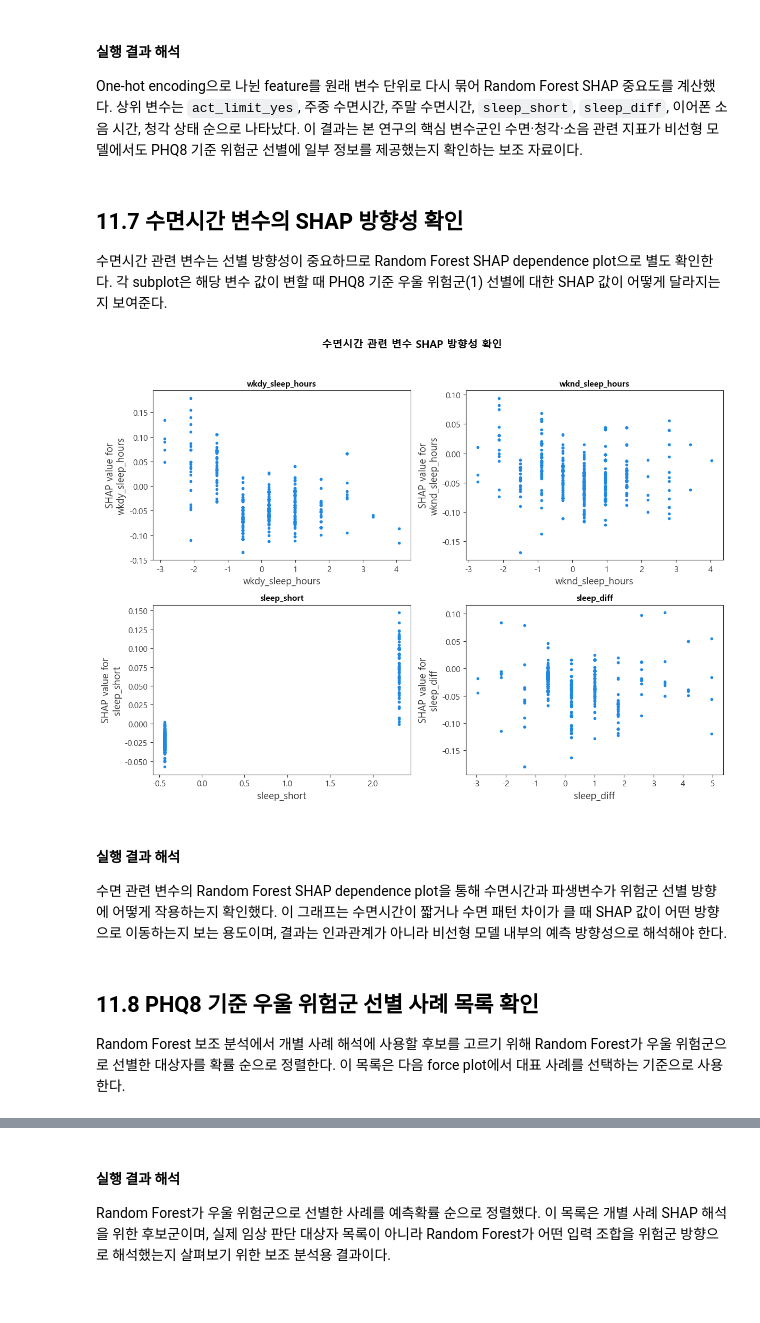
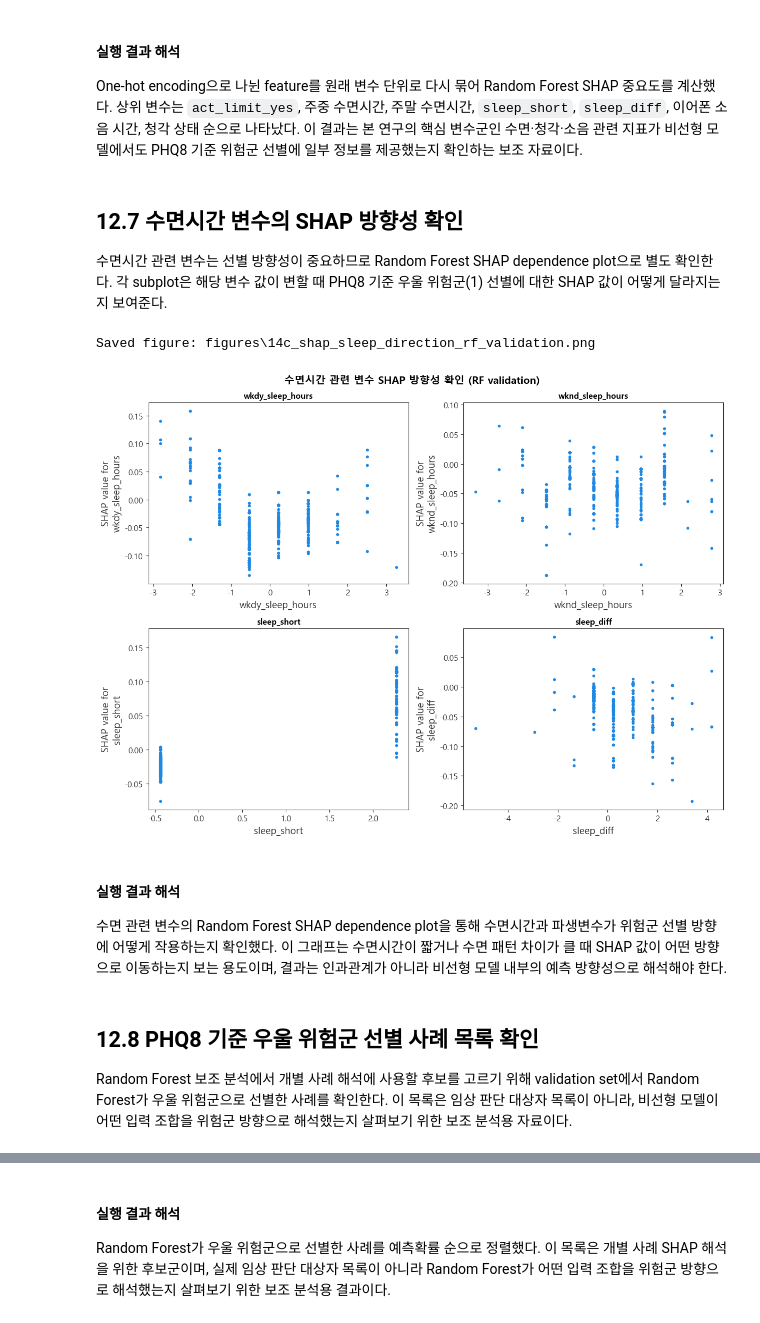
Before and after one commit to 2026-1st/Team-5, a Jupyter notebook: Team5_KNHANES2022_Project.ipynb, the cells around one changed output, grey strips where cells are left out. Cells and saved outputs as stored; diff of their text form; code cells hidden in the pictures.

```diff
--- a/Team5_KNHANES2022_Project.ipynb
+++ b/Team5_KNHANES2022_Project.ipynb
@@ -2254,5 +2165,4 @@ SHAP은 모델에 들어간 전처리 후 feature matrix를 기준으로 계산
 # %%
-# shap 미설치 시 명확한 안내 메시지를 출력
 try:
     import shap
     SHAP_AVAILABLE = True
@@ -2262,31 +2172,26 @@ except ImportError as e:
         "SHAP 분석을 실행하려면 먼저 `%pip install shap`을 실행하세요."
     ) from e
 
-# Random Forest 모델 기준
+# Random Forest 기준 보조 분석
 rf_pipe = pipelines["Random Forest"]
 rf_preprocessor = rf_pipe.named_steps["preprocessor"]
 rf_model = rf_pipe.named_steps["model"]
 
-# 전처리된 train/test 데이터 생성
-X_train_transformed = rf_preprocessor.transform(X_train)
-X_test_transformed = rf_preprocessor.transform(X_test)
+X_val_transformed = rf_preprocessor.transform(X_val)
 
-# sparse matrix일 경우 dense array로 변환
-if hasattr(X_train_transformed, "toarray"):
-    X_train_transformed = X_train_transformed.toarray()
+if hasattr(X_val_transformed, "toarray"):
+    X_val_transformed = X_val_transformed.toarray()
 
-if hasattr(X_test_transformed, "toarray"):
-    X_test_transformed = X_test_transformed.toarray()
-
-# 전처리 후 feature name 가져오기
 feature_names = get_feature_names_from_preprocessor(rf_preprocessor)
 
-X_test_shap = pd.DataFrame(
-    X_test_transformed,
+X_shap_base = pd.DataFrame(
+    X_val_transformed,
     columns=feature_names,
-    index=X_test.index
+    index=X_val.index
 )
 
-print("SHAP 분석용 데이터 크기:", X_test_shap.shape)
-X_test_shap.head()
+print("SHAP analysis model: Random Forest")
+print("SHAP analysis split: validation")
+print("SHAP 분석용 validation 데이터 크기:", X_shap_base.shape)
+X_shap_base.head()
 # %% [output]
@@ -2308,9 +2215,7 @@ Random Forest 모델에 대해 TreeExplainer를 사용해 우울 위험군 클
 # %%
-# SHAP 계산 속도 조절용 샘플링
-# 너무 오래 걸리면 300, 500 정도로 줄이면 됨
-shap_sample_size = min(1000, len(X_test_shap))
+shap_sample_size = min(1000, len(X_shap_base))
 
-X_shap_sample = X_test_shap.sample(
+X_shap_sample = X_shap_base.sample(
     n=shap_sample_size,
     random_state=RANDOM_STATE
 )
@@ -2318,12 +2223,9 @@ X_shap_sample = X_test_shap.sample(
 explainer = shap.TreeExplainer(rf_model)
 shap_values = explainer.shap_values(X_shap_sample)
 
-# binary classification에서는 클래스별 SHAP 값이 나올 수 있음
-# 우울 위험군(1)에 대한 SHAP 값을 사용
 if isinstance(shap_values, list):
     shap_values_class1 = shap_values[1]
 else:
-    # shap 버전에 따라 3차원 배열로 나오는 경우 처리
     if len(shap_values.shape) == 3:
         shap_values_class1 = shap_values[:, :, 1]
     else:
@@ -2420,7 +2327,7 @@ plt.show()
 
 One-hot encoding으로 나뉜 feature를 원래 변수 단위로 다시 묶어 Random Forest SHAP 중요도를 계산했다. 상위 변수는 `act_limit_yes`, 주중 수면시간, 주말 수면시간, `sleep_short`, `sleep_diff`, 이어폰 소음 시간, 청각 상태 순으로 나타났다. 이 결과는 본 연구의 핵심 변수군인 수면·청각·소음 관련 지표가 비선형 모델에서도 PHQ8 기준 위험군 선별에 일부 정보를 제공했는지 확인하는 보조 자료이다.
 # %% [markdown]
-## 11.7 수면시간 변수의 SHAP 방향성 확인
+## 12.7 수면시간 변수의 SHAP 방향성 확인
 
 수면시간 관련 변수는 선별 방향성이 중요하므로 Random Forest SHAP dependence plot으로 별도 확인한다. 각 subplot은 해당 변수 값이 변할 때 PHQ8 기준 우울 위험군(1) 선별에 대한 SHAP 값이 어떻게 달라지는지 보여준다.
 # %%
@@ -2444,41 +2351,43 @@ else:
     fig, axes = plt.subplots(
         nrows=nrows,
         ncols=ncols,
         figsize=(6 * ncols, 4.5 * nrows),
         squeeze=False,
     )
     axes = axes.ravel()
 
     for ax, feature in zip(axes, available_sleep_features):
         shap.dependence_plot(
             feature,
             shap_values_class1,
             X_shap_sample,
             interaction_index=None,
             ax=ax,
             show=False,
         )
         ax.set_title(feature, fontsize=11, fontweight="bold")
         ax.set_frame_on(True)
         for spine in ax.spines.values():
             spine.set_visible(True)
             spine.set_linewidth(0.8)
             spine.set_color("#333333")
 
     for ax in axes[len(available_sleep_features):]:
         ax.axis("off")
 
-    fig.suptitle("수면시간 관련 변수 SHAP 방향성 확인", fontsize=14, fontweight="bold")
+    fig.suptitle("수면시간 관련 변수 SHAP 방향성 확인 (RF validation)", fontsize=14, fontweight="bold")
     fig.tight_layout(rect=[0, 0, 1, 0.95])
+    save_figure(fig, "14c_shap_sleep_direction_rf_validation.png", title="Random Forest SHAP sleep feature direction")
     plt.show()
 # %% [output]
+Saved figure: figures\14c_shap_sleep_direction_rf_validation.png
-[figure, old version]
+[figure, new version]
 # %% [markdown]
 #### 실행 결과 해석
 
 수면 관련 변수의 Random Forest SHAP dependence plot을 통해 수면시간과 파생변수가 위험군 선별 방향에 어떻게 작용하는지 확인했다. 이 그래프는 수면시간이 짧거나 수면 패턴 차이가 클 때 SHAP 값이 어떤 방향으로 이동하는지 보는 용도이며, 결과는 인과관계가 아니라 비선형 모델 내부의 예측 방향성으로 해석해야 한다.
 # %% [markdown]
-## 11.8 PHQ8 기준 우울 위험군 선별 사례 목록 확인
+## 12.8 PHQ8 기준 우울 위험군 선별 사례 목록 확인
 
-Random Forest 보조 분석에서 개별 사례 해석에 사용할 후보를 고르기 위해 Random Forest가 우울 위험군으로 선별한 대상자를 확률 순으로 정렬한다. 이 목록은 다음 force plot에서 대표 사례를 선택하는 기준으로 사용한다.
+Random Forest 보조 분석에서 개별 사례 해석에 사용할 후보를 고르기 위해 validation set에서 Random Forest가 우울 위험군으로 선별한 사례를 확인한다. 이 목록은 임상 판단 대상자 목록이 아니라, 비선형 모델이 어떤 입력 조합을 위험군 방향으로 해석했는지 살펴보기 위한 보조 분석용 자료이다.
 # %%
```
Also changed, not shown: parts of 63 cells of this notebook, 24 other files.
